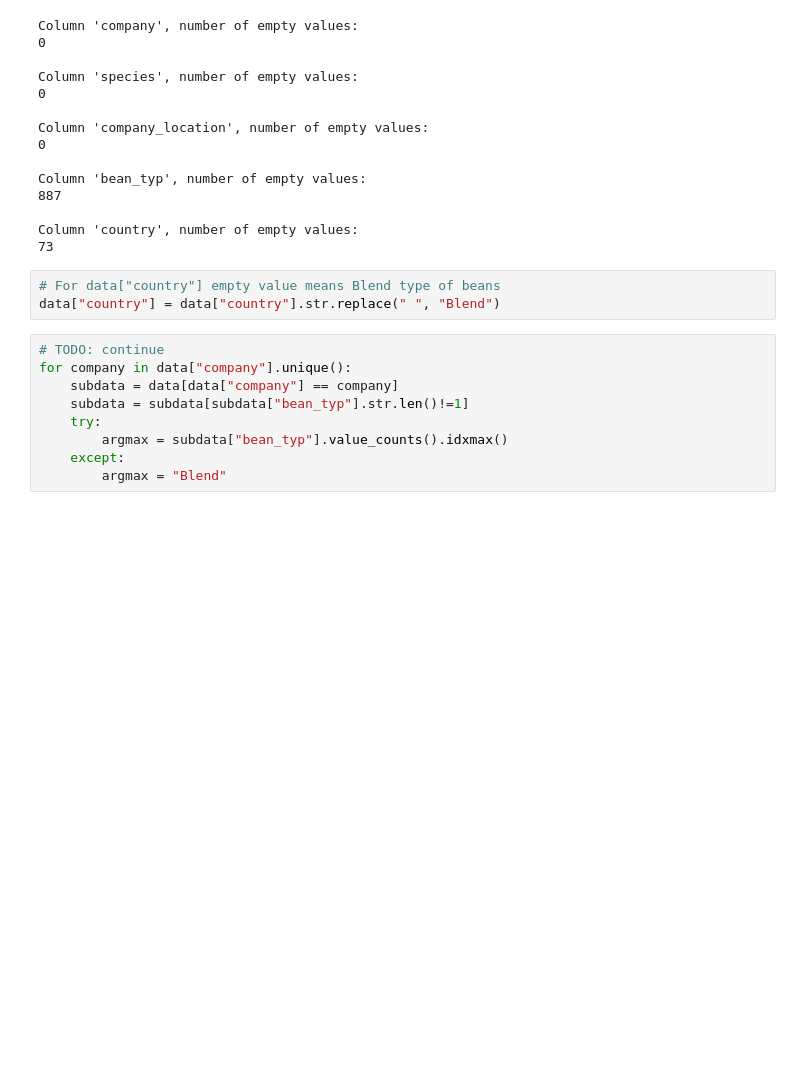
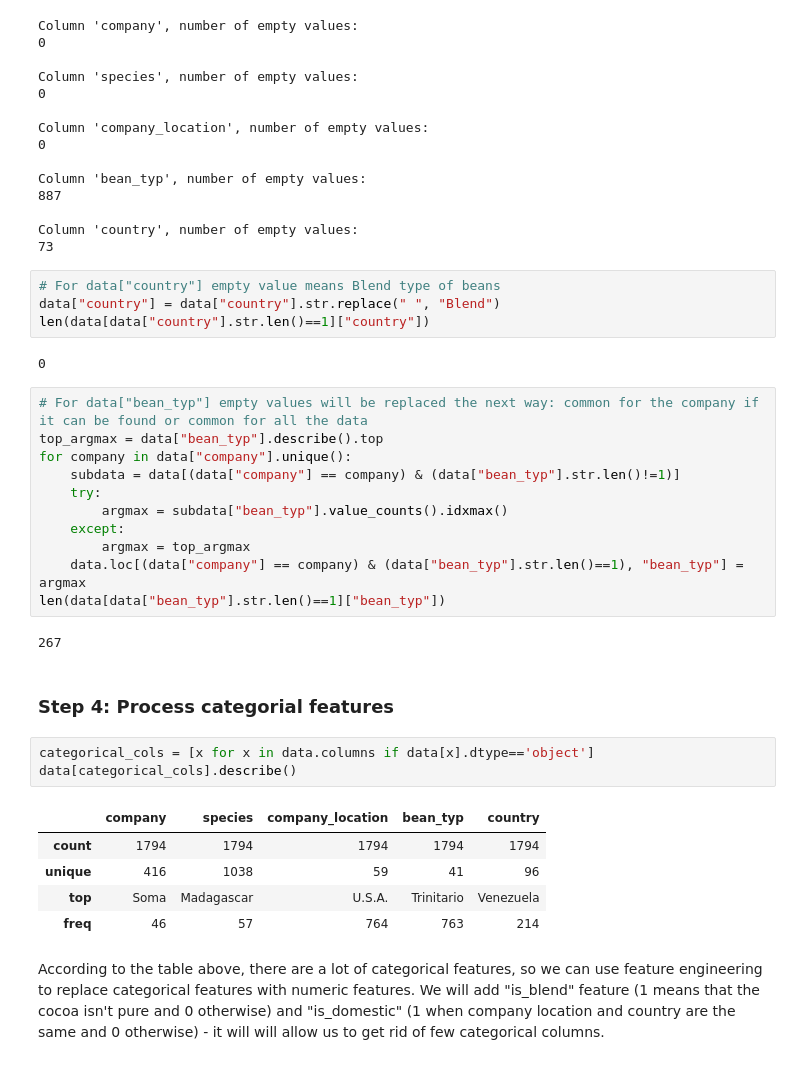
Before and after one commit to vitaliy505/HSE_IAD, a Jupyter notebook: ML_n_Data_Analysis/Lab_1.ipynb, the cells around one changed output. Saved outputs shown, nothing was run; the diff lists cells and outputs as text; blank space fills up the shorter version.

```diff
--- a/ML_n_Data_Analysis/Lab_1.ipynb
+++ b/ML_n_Data_Analysis/Lab_1.ipynb
@@ -196,12 +197,32 @@ Column 'country', number of empty values:
 # %%
 # For data["country"] empty value means Blend type of beans
 data["country"] = data["country"].str.replace(" ", "Blend")
+len(data[data["country"].str.len()==1]["country"])
+# %% [output]
+0
-# %%
-# TODO: continue
-for company in data["company"].unique():
-    subdata = data[data["company"] == company]
-    subdata = subdata[subdata["bean_typ"].str.len()!=1]
-    try:
-        argmax = subdata["bean_typ"].value_counts().idxmax()
-    except:
-        argmax = "Blend"
+# %%
+# For data["bean_typ"] empty values will be replaced the next way: common for the company if it can be found or common for all the data
+top_argmax = data["bean_typ"].describe().top
+for company in data["company"].unique():
+    subdata = data[(data["company"] == company) & (data["bean_typ"].str.len()!=1)]
+    try:
+        argmax = subdata["bean_typ"].value_counts().idxmax()
+    except:
+        argmax = top_argmax
+    data.loc[(data["company"] == company) & (data["bean_typ"].str.len()==1), "bean_typ"] = argmax
+len(data[data["bean_typ"].str.len()==1]["bean_typ"])
+# %% [output]
+267
+# %% [markdown]
+### Step 4: Process categorial features
+# %%
+categorical_cols = [x for x in data.columns if data[x].dtype=='object']
+data[categorical_cols].describe()
+# %% [output]
+|  | company | species | company_location | bean_typ | country |
+| count | 1794 | 1794 | 1794 | 1794 | 1794 |
+| unique | 416 | 1038 | 59 | 41 | 96 |
+| top | Soma | Madagascar | U.S.A. | Trinitario | Venezuela |
+| freq | 46 | 57 | 764 | 763 | 214 |
+# %% [markdown]
+According to the table above, there are a lot of categorical features, so we can use feature engineering to replace categorical features with numeric features. We will add "is_blend" feature (1 means that the cocoa isn't pure and 0 otherwise) and "is_domestic" (1 when company location and country are the same and 0 otherwise) - it will will allow us to get rid of few categorical columns.
```
Also changed, not shown: parts of 43 cells of this notebook, 1 other file.
